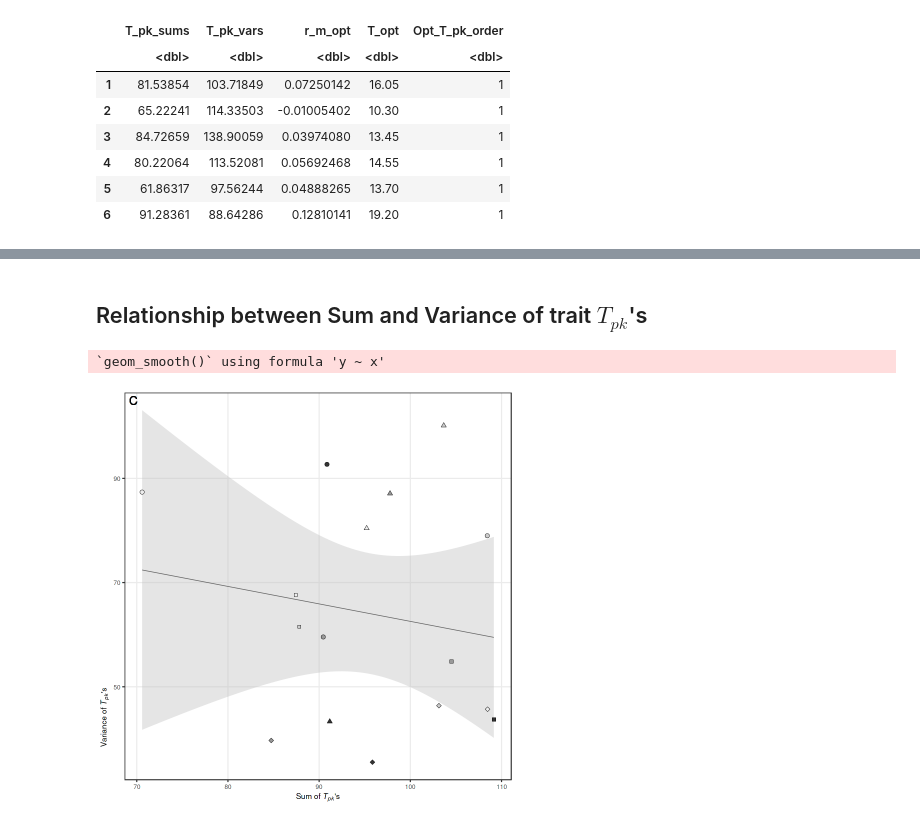
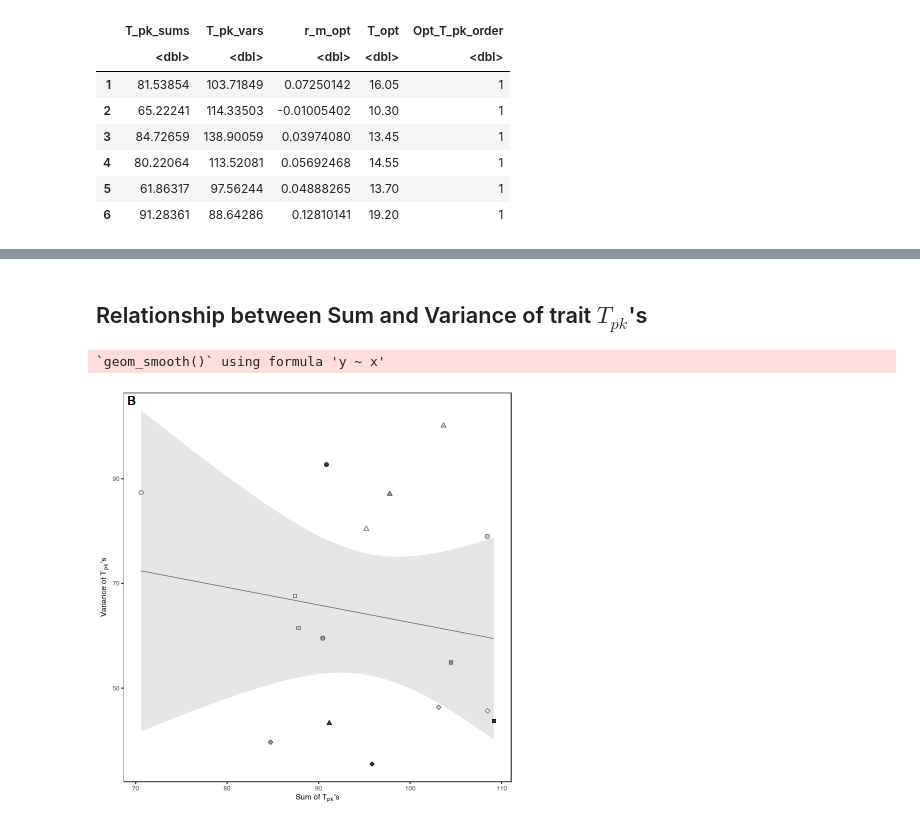
Before and after one commit to EcoEngLab/TraitMismatchPaper-main, a Jupyter notebook: code/05_rm_vs_Tpks.ipynb, the cells around one changed output, grey strips where cells are left out. Saved outputs shown, nothing was run; the diff lists cells and outputs as text; code cells hidden in the pictures.

```diff
--- a/code/05_rm_vs_Tpks.ipynb
+++ b/code/05_rm_vs_Tpks.ipynb
@@ -49,0 +39,2 @@ A tibble: 6 × 8
+# %%
+rm_data$kT <- 1/(8.617333262145 * 10^-5 * (rm_data$temp+273.15))
@@ -49,0 +61,10 @@ A tibble: 6 × 8
+# %%
+# linear model (note the allometry is linear in log-log scale)
+rm_model <- lm(log(rm_opt) ~ log(mass) + kT, data = rm_data)
+summary(rm_model)
+coef(rm_model)
+
+save(rm_model,file= "../results/rm_MTE_model.Rdata")
+
+cf <-  confint(rm_model,level = .95)
+anova(rm_model)
@@ -211,0 +527,8 @@ ggsave("../results/Figs/rm_vs_SumTpks.pdf", SumTpks_plot, height=6.5, width = 10
+# %%
+legend <- get_legend(MassCorr_rm_opt_vs_AlphaTpk + theme(legend.position = c(0.525,0.525)))
+
+rm_calcs_Plot <- (SumTpks_plot+legend)/(MassCorr_rm_opt+MassCorr_rm_opt_vs_AlphaTpk)
+
+rm_calcs_Plot
+
+ggsave(rm_calcs_Plot, file="../results/Figs/rm_vs_SumTpks_rm_vs_Tpk_rm_vs_alphaPk.pdf")
@@ -211,0 +1031,9 @@ ggsave("../results/Figs/rm_vs_SumTpks.pdf", SumTpks_plot, height=6.5, width = 10
+# %%
+legend <- get_legend(MassCorr_rm_opt_vs_AlphaTpk + theme(legend.position = c(0.525,0.525)))
+
+rm_vs_OtherTraitPks <- (MassCorr_rm_opt_vs_BetaTpk+legend)/
+                       (MassCorr_rm_opt_vs_zTpk+MassCorr_rm_opt_vs_zJTpk)
+
+rm_vs_OtherTraitPks
+
+ggsave(rm_vs_OtherTraitPks, file="../results/SI/rm_vs_OtherTraitPks.pdf")
@@ -294,13 +1139,10 @@ Var_rm
-# %% [markdown]
-## Relationship between Sum and Variance of trait $T_{pk}$'s
+# %% [markdown]
+## Relationship between Sum and Variance of trait $T_{pk}$'s
 # %%
-######### Relationship between Sum and Variance of trait $T_{pk}$'s ########
-
 Sum_vs_Var_Tpks_plot <- PlotData %>%
   ggplot(aes(x = sum, y = variance))+
   geom_smooth(method = 'lm', colour = '#636363', size=0.3, fill="gray")+
   scale_y_continuous(expression(plain(paste("Variance of ",italic("T"[pk]),"'s"))))+
-
   scale_x_continuous(expression(plain(paste("Sum of ",italic("T"[pk]),"'s"))))+
   geom_point(aes(shape=species, fill=species), size=2, stroke=0.25)+
   scale_shape_manual(values = c(21,21,21,21,
@@ -308,42 +1150,42 @@ Sum_vs_Var_Tpks_plot <- PlotData %>%
                                 23,23,23,23,
                                 24,24,24,24),
                      name=expression(bold("")),
-                     guide = guide_legend(nrow=16,ncol=1,
+                     guide = guide_legend(nrow=8,ncol=2,
                                           direction = "vertical",
                                           title.position = "top",
                                           title.hjust=0.5))+
   scale_fill_manual(values = c("#EEEEEE","#CCCCCC","#999999","#333333",
                                "#EEEEEE","#CCCCCC","#999999","#333333",
                                "#EEEEEE","#CCCCCC","#999999","#333333",
                                "#EEEEEE","#CCCCCC","#999999","#333333"),
                     name=expression(bold("")),
-                    guide = guide_legend(nrow=16,ncol=1,
+                    guide = guide_legend(nrow=8,ncol=2,
                                          direction = "vertical",
                                          title.position = "top",
                                          title.hjust=0.5))+
   scale_colour_manual(values = c("#333333","#333333","#333333","#333333",
                                  "#333333","#333333","#333333","#333333",
                                  "#333333","#333333","#333333","#333333",
                                  "#333333","#333333","#333333","#333333"),
                       name=expression(bold("")),
-                      guide = guide_legend(nrow=16,ncol=1,
+                      guide = guide_legend(nrow=8,ncol=2,
                                            direction = "vertical",
                                            title.position = "top",
                                            title.hjust=0.5))+
   theme_bw()+
   theme(text=element_text(family="Times"))+
   theme(text = element_text(size=9),
         legend.position = 'none',
         legend.text = element_text(size = 4.5, face = 'italic'),
-        legend.background = element_rect(colour = "black", size = 0.125),
+        legend.background = element_rect(colour = "white", size = 0.125),
         legend.margin=margin(t = 0.05, b = 0.1, r=0.1,l=0.1, unit='cm'),
         legend.key.size = unit(0.3, 'cm'))+
   geom_text(aes(x = -Inf, y = Inf,hjust = -0.5,vjust=1.4,
-                label = "C"),size = 5, colour = "black")+
-  theme(axis.title.y = element_text(hjust=0.1),
+                label = "B"),size = 5, colour = "black")+
+  theme(axis.title.y = element_text(hjust=0.5), panel.grid.major = element_blank(),
         panel.grid.minor = element_blank())
 
 Sum_vs_Var_Tpks_plot
 # %% [output]
 `geom_smooth()` using formula 'y ~ x'
-[figure, old version]
+[figure, new version]
```
Also changed, not shown: parts of 40 cells of this notebook, 22 other files.
